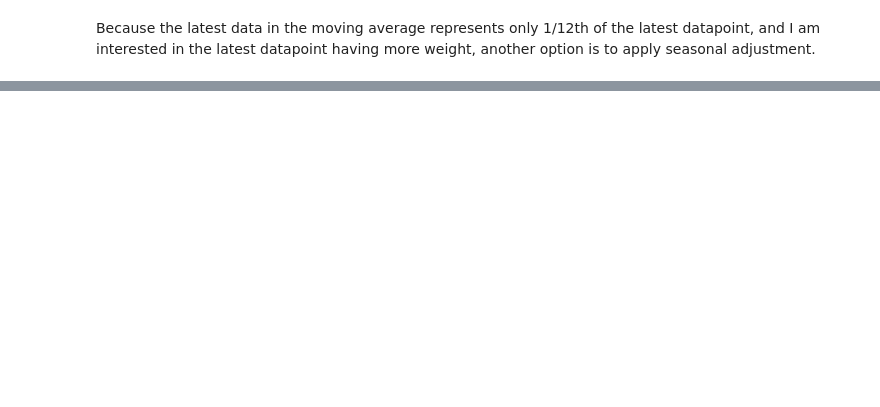
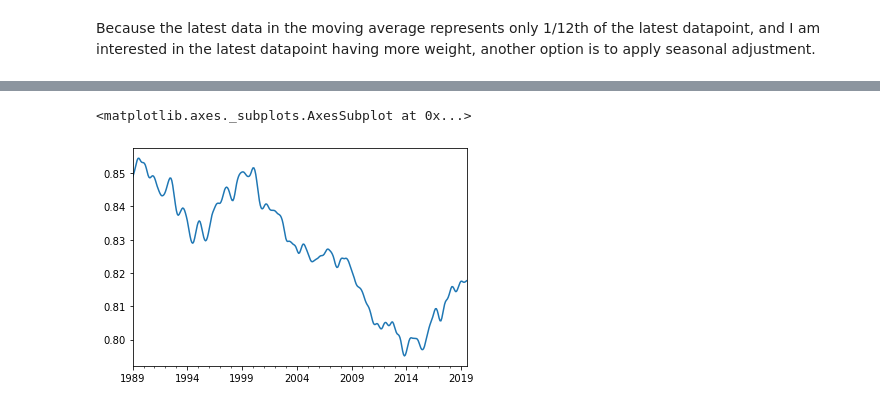
Before and after one commit to bdecon/econ_data, a Jupyter notebook: micro/bd_CPS_seasonal_adjustment.ipynb, the cells around one changed output, grey strips where cells are left out. Drawn from its saved outputs; the diff is of its cells as text; code cells hidden in the pictures; blank space fills up the shorter version.

```diff
--- a/micro/bd_CPS_seasonal_adjustment.ipynb
+++ b/micro/bd_CPS_seasonal_adjustment.ipynb
@@ -143,0 +74,5 @@ round((1 - (df.groupby('LFS').BASICWGT.sum() / df.BASICWGT.sum()).NILF) * 100, 1
+# %%
+sm.trend.plot()
+# %% [output]
+<matplotlib.axes._subplots.AxesSubplot at 0x...>
+[figure, added]
```
Also changed, not shown: parts of 13 cells of this notebook, 1 other file.
